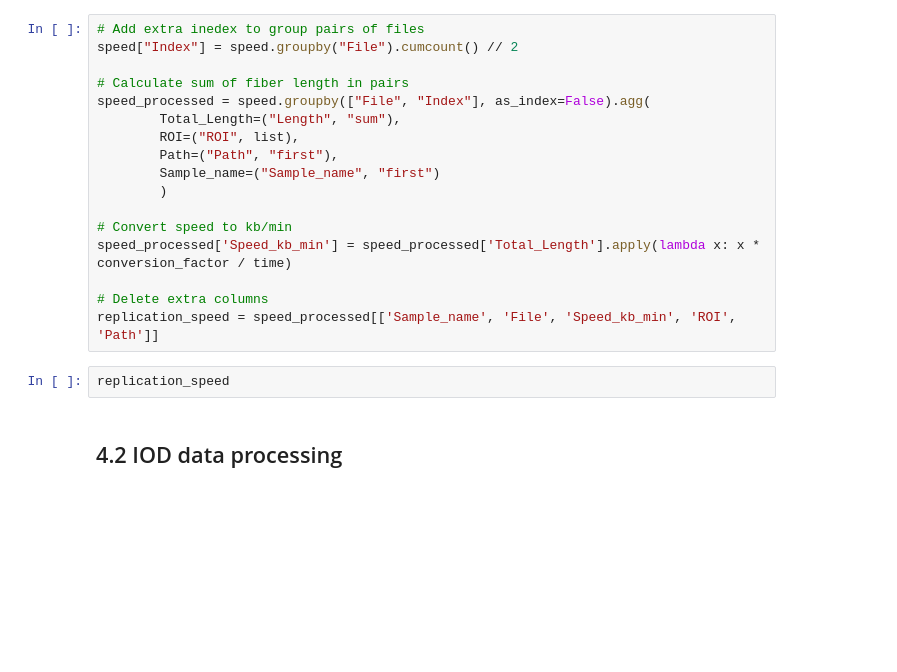
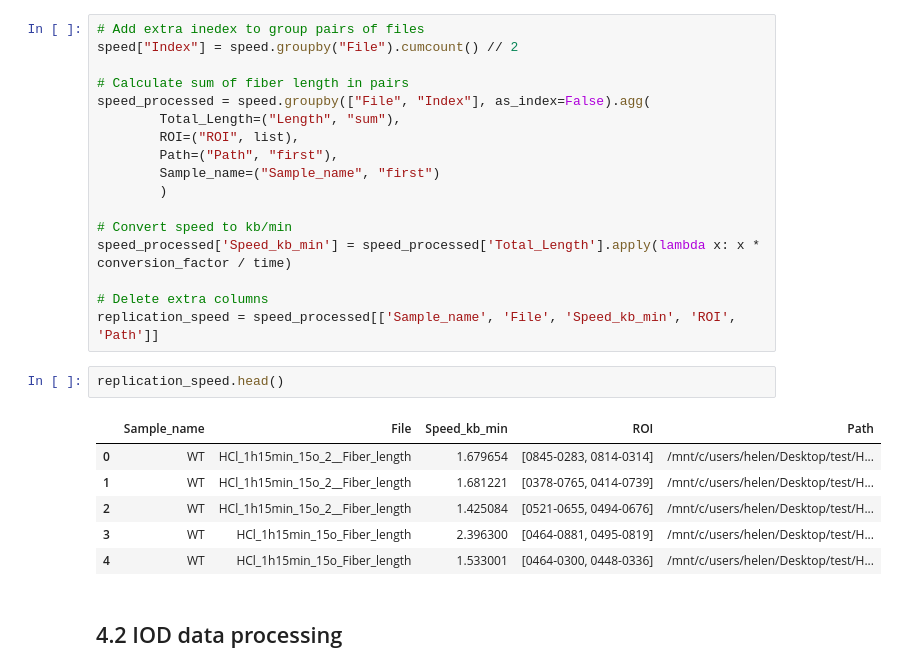
Before and after one commit to Lopatushka/DNA_fibers, a Jupyter notebook: data_agg.ipynb, the cells around one changed output. Cells and saved outputs as stored; diff of their text form; blank space fills up the shorter version.

Commit message:
improve tables export

```diff
--- a/data_agg.ipynb
+++ b/data_agg.ipynb
@@ -210,7 +218,14 @@ speed_processed['Speed_kb_min'] = speed_processed['Total_Length'].apply(lambda x
 # Delete extra columns
 replication_speed = speed_processed[['Sample_name', 'File', 'Speed_kb_min', 'ROI', 'Path']]
 # %%
-replication_speed
+replication_speed.head()
+# %% [output]
+|  | Sample_name | File | Speed_kb_min | ROI | Path |
+| 0 | WT | HCl_1h15min_15o_2__Fiber_length | 1.679654 | [0845-0283, 0814-0314] | /mnt/c/users/helen/Desktop/test/H... |
+| 1 | WT | HCl_1h15min_15o_2__Fiber_length | 1.681221 | [0378-0765, 0414-0739] | /mnt/c/users/helen/Desktop/test/H... |
+| 2 | WT | HCl_1h15min_15o_2__Fiber_length | 1.425084 | [0521-0655, 0494-0676] | /mnt/c/users/helen/Desktop/test/H... |
+| 3 | WT | HCl_1h15min_15o_Fiber_length | 2.396300 | [0464-0881, 0495-0819] | /mnt/c/users/helen/Desktop/test/H... |
+| 4 | WT | HCl_1h15min_15o_Fiber_length | 1.533001 | [0464-0300, 0448-0336] | /mnt/c/users/helen/Desktop/test/H... |
 # %% [markdown]
 ## 4.2 IOD data processing
 # %%
```
Also changed, not shown: parts of 10 cells of this notebook.
